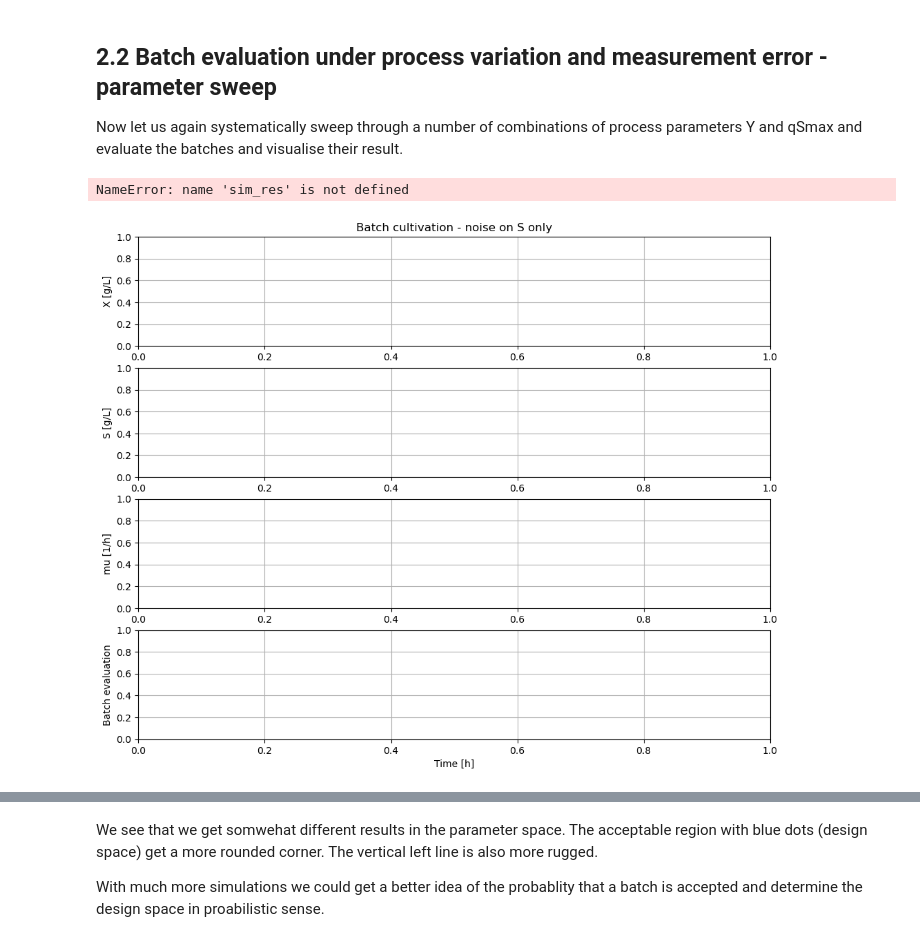
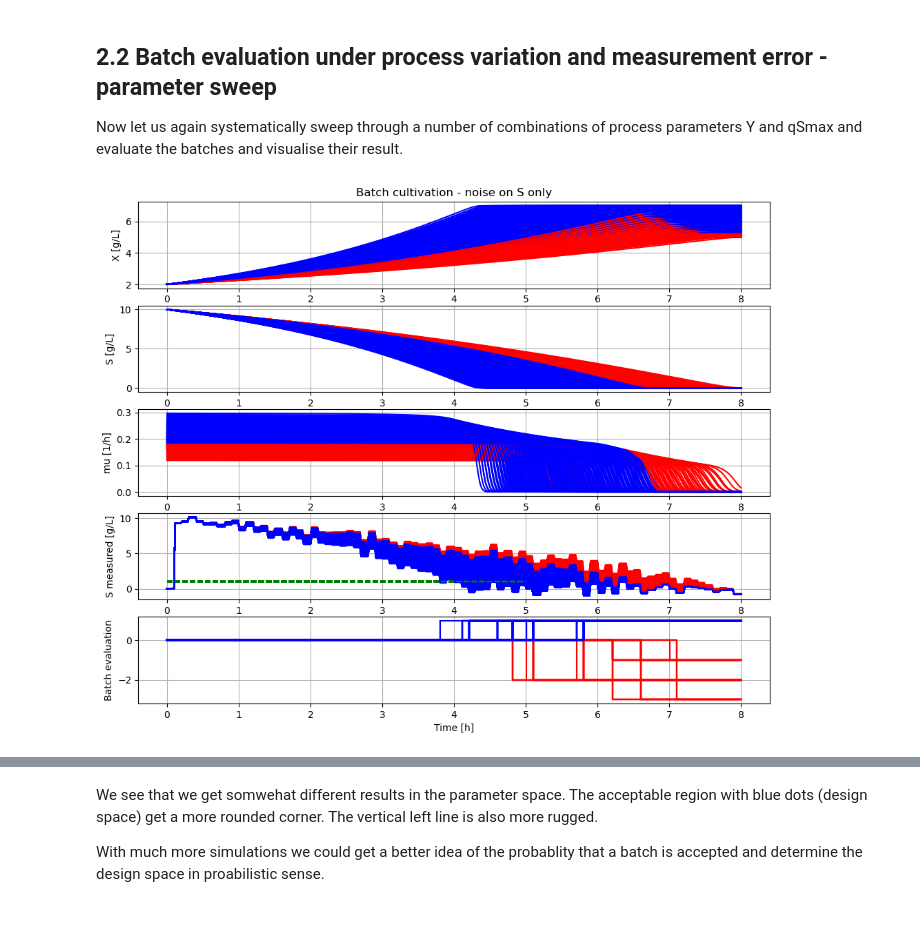
Before and after one commit to janpeter19/BPL_TEST2_Batch_design_space, a Jupyter notebook: BPL_TEST2_Batch_design_space.ipynb, the cells around one changed output, grey strips where cells are left out. Saved outputs shown, nothing was run; the diff lists cells and outputs as text; code cells hidden in the pictures.

```diff
--- a/BPL_TEST2_Batch_design_space.ipynb
+++ b/BPL_TEST2_Batch_design_space.ipynb
@@ -266,41 +271,40 @@ data = np.zeros([nY,nqSmax,5])
 # %%
 # Run parameter sweep - takes a few minutes
 newplot(plotType='TimeSeries_2_diagrams')
 par(sigma=0.48, seed=1, samplePeriod=0.1)
 
 for j in range(nY):
     for k in range(nqSmax):
         par(Y=Y_range[j])
         par(qSmax=qSmax_range[k])
-        simu(8)
+        sim_res = simu(8)
 
         # Store final results
         data[j,k,0] = Y_range[j]
         data[j,k,1] = qSmax_range[k]
         data[j,k,2] = sim_res['monitor.time_final'][-1]
         data[j,k,3] = sim_res['monitor.X_final'][-1]
         data[j,k,4] = sim_res['monitor.batch_evaluation'][-1]
 
         # Plot simulation results
         if sim_res['monitor.batch_evaluation'][-1] > 0:
-            ax1.plot(sim_res['time'], sim_res['bioreactor.c[1]'],'b-')
-            ax2.plot(sim_res['time'], sim_res['bioreactor.c[2]'],'b-')
-            ax3.plot(sim_res['time'], sim_res['bioreactor.culture.q[1]'],'b-')
-            ax4.plot(sim_res['time'], sim_res['sensor.out.c[2]'],'b-')
-            ax4.plot([0, simulationTime], [model.get('monitor.S_min'), model.get('monitor.S_min')],'g--')
-            ax5.step(sim_res['time'],sim_res['monitor.batch_evaluation'],where='post',color='b',linestyle='-')
+            ax[0].plot(sim_res['time'], sim_res['bioreactor.c[1]'],'b-')
+            ax[1].plot(sim_res['time'], sim_res['bioreactor.c[2]'],'b-')
+            ax[2].plot(sim_res['time'], sim_res['bioreactor.culture.q[1]'],'b-')
+            ax[3].plot(sim_res['time'], sim_res['sensor.out.c[2]'],'b-')
+            ax[3].plot([0, simulationTime], [model.get('monitor.S_min'), model.get('monitor.S_min')],'g--')
+            ax[4].step(sim_res['time'],sim_res['monitor.batch_evaluation'],where='post',color='b',linestyle='-')
         else:
-            ax1.plot(sim_res['time'], sim_res['bioreactor.c[1]'],'r-')
-            ax2.plot(sim_res['time'], sim_res['bioreactor.c[2]'],'r-')
-            ax3.plot(sim_res['time'], sim_res['bioreactor.culture.q[1]'],'r-')
-            ax4.plot(sim_res['time'], sim_res['sensor.out.c[2]'],'r-')
-            ax4.plot([0, simulationTime], [model.get('monitor.S_min'), model.get('monitor.S_min')],'g--')
-            ax5.step(sim_res['time'],sim_res['monitor.batch_evaluation'],where='post',color='r',linestyle='-')
+            ax[0].plot(sim_res['time'], sim_res['bioreactor.c[1]'],'r-')
+            ax[1].plot(sim_res['time'], sim_res['bioreactor.c[2]'],'r-')
+            ax[2].plot(sim_res['time'], sim_res['bioreactor.culture.q[1]'],'r-')
+            ax[3].plot(sim_res['time'], sim_res['sensor.out.c[2]'],'r-')
+            ax[3].plot([0, simulationTime], [model.get('monitor.S_min'), model.get('monitor.S_min')],'g--')
+            ax[4].step(sim_res['time'],sim_res['monitor.batch_evaluation'],where='post',color='r',linestyle='-')
 
 plt.show()
 # %% [output]
-NameError: name 'sim_res' is not defined
-[figure, old version]
+[figure, new version]
 # %%
 # Show end results
 plt.figure()
```
Also changed, not shown: parts of 10 cells of this notebook, 2 other files.
